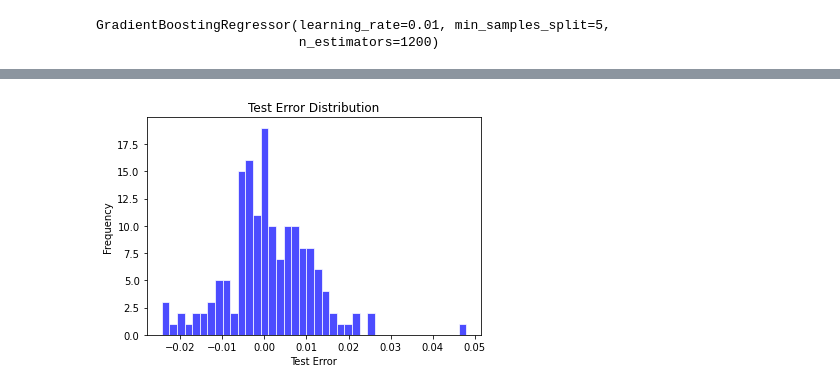
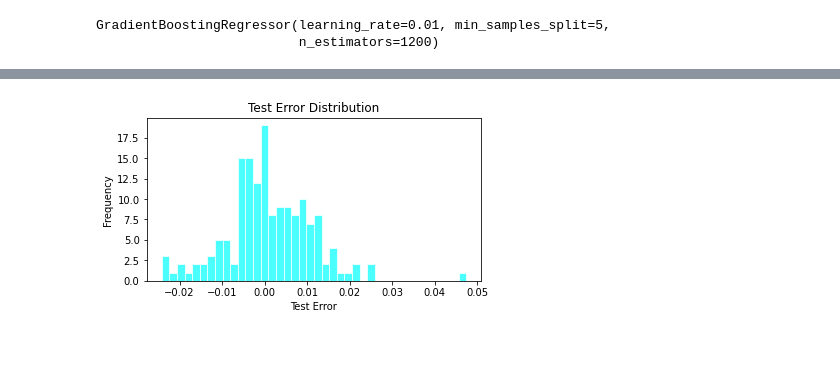
Before and after one commit to Dingdong-LIU/algoChallenge, a Jupyter notebook: Third Round - presentation/Untitled.ipynb, the cells around one changed output, grey strips where cells are left out. Saved outputs shown, nothing was run; the diff lists cells and outputs as text; code cells hidden in the pictures; blank space fills up the shorter version.

```diff
--- a/Third Round - presentation/Untitled.ipynb
+++ b/Third Round - presentation/Untitled.ipynb
@@ -161,14 +164,15 @@ plt.show()
 # %%
 test_err = y_test - reg.predict(X_test)
 # %%
-plt.hist(test_err, bins=40, facecolor="blue", edgecolor="white", alpha=0.7)
+fig = plt.figure(figsize=(6, 3))
+plt.hist(test_err, bins=40, facecolor="cyan", edgecolor="white", alpha=0.7) #
 plt.xlabel("Test Error")
 plt.ylabel("Frequency")
 plt.title("Test Error Distribution")
 plt.savefig('err_distribution.png')
 plt.show()
 # %% [output]
-[figure, old version]
+[figure, new version]
 # %%
 import scipy
 import statsmodels.api as sm
```
Also changed, not shown: parts of 10 cells of this notebook, 28 other files.
